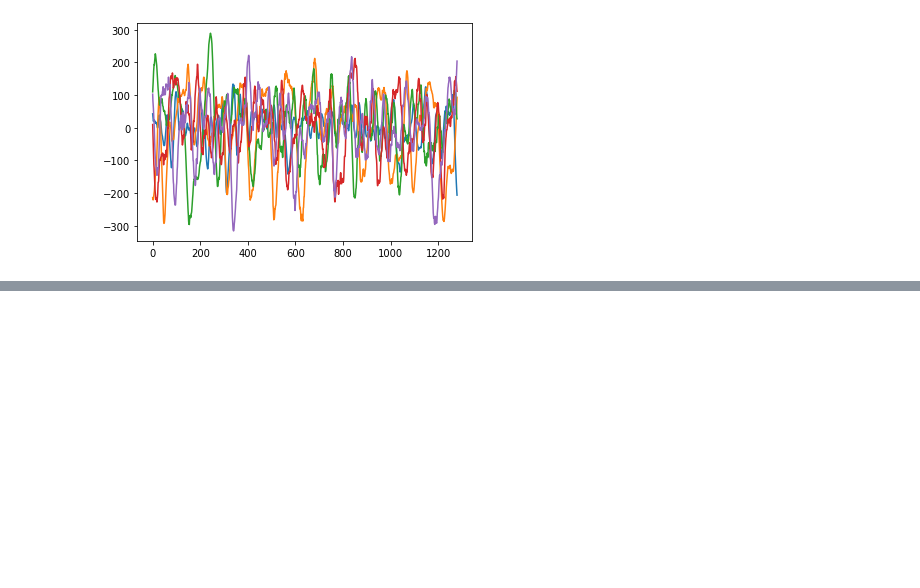
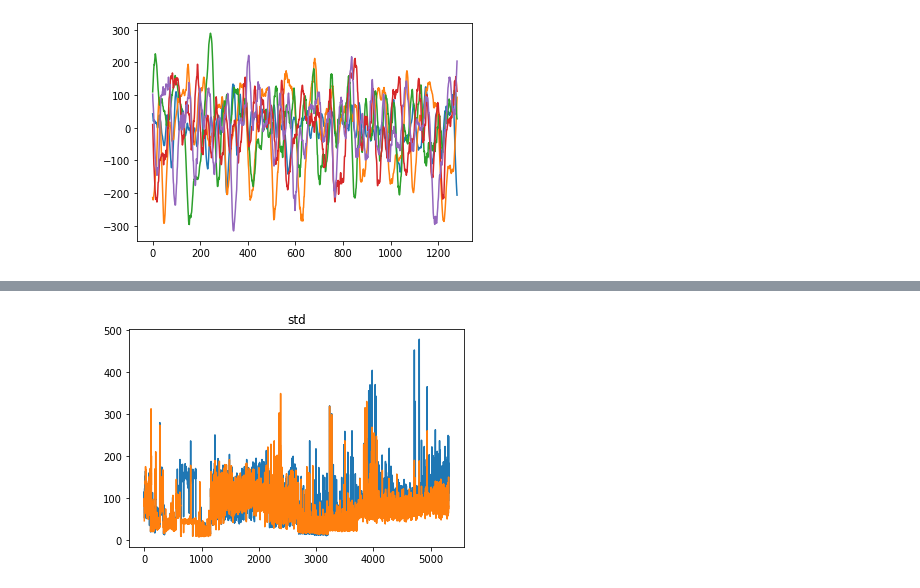
Before and after one commit to msadeqsirjani/synapse, a Jupyter notebook: src/app.ipynb, the cells around one changed output, grey strips where cells are left out. Saved outputs shown, nothing was run; the diff lists cells and outputs as text; code cells hidden in the pictures; blank space fills up the shorter version.

```diff
--- a/src/app.ipynb
+++ b/src/app.ipynb
@@ -234,0 +322,8 @@ plt.show()
+# %%
+std = std(final_signals)
+
+plt.title('std')
+plt.plot(std)
+plt.show()
+# %% [output]
+[figure, added]
```
Also changed, not shown: parts of 32 cells of this notebook.
